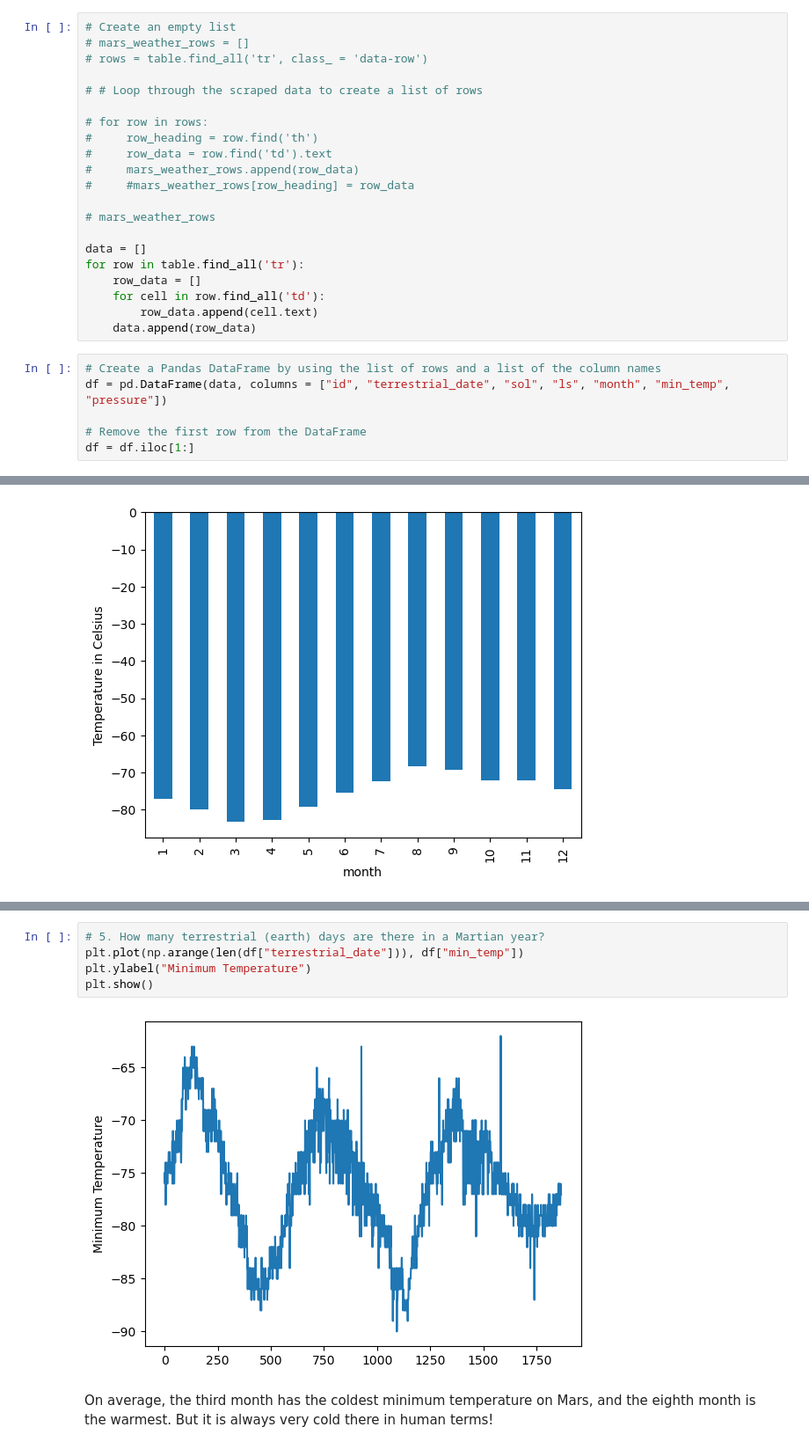
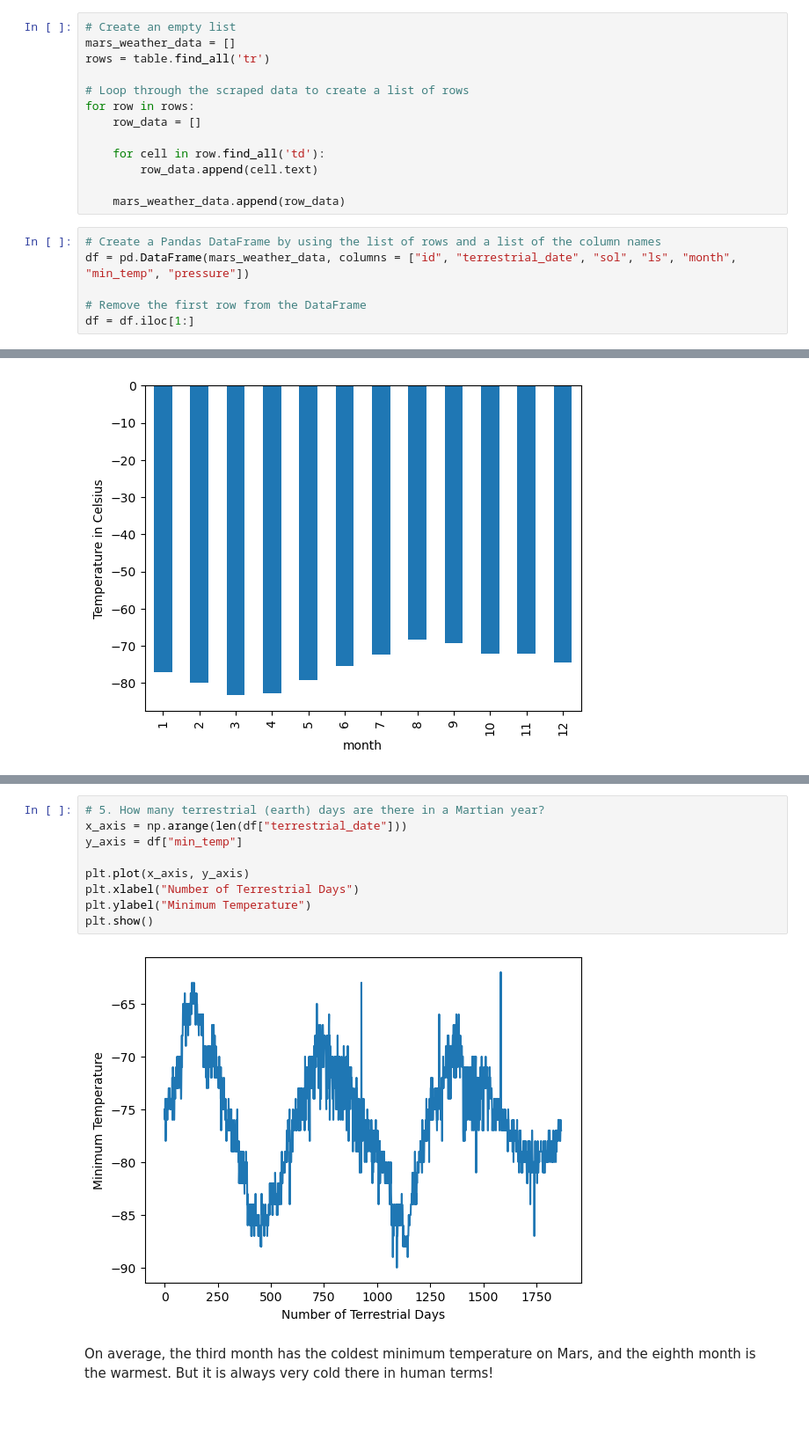
Before and after one commit to vasquezr8/web-scraping-challenge, a Jupyter notebook: part_2_mars_weather.ipynb, the cells around one changed output, grey strips where cells are left out. Shown at 88% size. Drawn from its saved outputs; the diff is of its cells as text; blank space fills up the shorter version.

```diff
--- a/part_2_mars_weather.ipynb
+++ b/part_2_mars_weather.ipynb
@@ -48,28 +48,20 @@ Assemble the scraped data into a Pandas DataFrame. The columns should have the s
 * `pressure`: The atmospheric pressure at Curiosity's location
 # %%
 # Create an empty list
-# mars_weather_rows = []
-# rows = table.find_all('tr', class_ = 'data-row')
+mars_weather_data = []
+rows = table.find_all('tr')
 
-# # Loop through the scraped data to create a list of rows
+# Loop through the scraped data to create a list of rows
+for row in rows:
+    row_data = []
 
-# for row in rows:
-#     row_heading = row.find('th')
-#     row_data = row.find('td').text
-#     mars_weather_rows.append(row_data)
-#     #mars_weather_rows[row_heading] = row_data
-
-# mars_weather_rows
-
-data = []
-for row in table.find_all('tr'):
-    row_data = []
     for cell in row.find_all('td'):
         row_data.append(cell.text)
-    data.append(row_data)
+
+    mars_weather_data.append(row_data)
 # %%
 # Create a Pandas DataFrame by using the list of rows and a list of the column names
-df = pd.DataFrame(data, columns = ["id", "terrestrial_date", "sol", "ls", "month", "min_temp", "pressure"])
+df = pd.DataFrame(mars_weather_data, columns = ["id", "terrestrial_date", "sol", "ls", "month", "min_temp", "pressure"])
 
 # Remove the first row from the DataFrame
 df = df.iloc[1:]
@@ -233,11 +223,15 @@ sorted_pressure_bar_graph
 [figure]
 # %%
 # 5. How many terrestrial (earth) days are there in a Martian year?
-plt.plot(np.arange(len(df["terrestrial_date"])), df["min_temp"])
+x_axis = np.arange(len(df["terrestrial_date"]))
+y_axis = df["min_temp"]
+
+plt.plot(x_axis, y_axis)
+plt.xlabel("Number of Terrestrial Days")
 plt.ylabel("Minimum Temperature")
 plt.show()
 # %% [output]
-[figure, old version]
+[figure, new version]
 # %% [markdown]
 On average, the third month has the coldest minimum temperature on Mars, and the eighth month is the warmest. But it is always very cold there in human terms!
 # %% [markdown]
```
Also changed, not shown: parts of 3 cells of this notebook, 1 other file.
